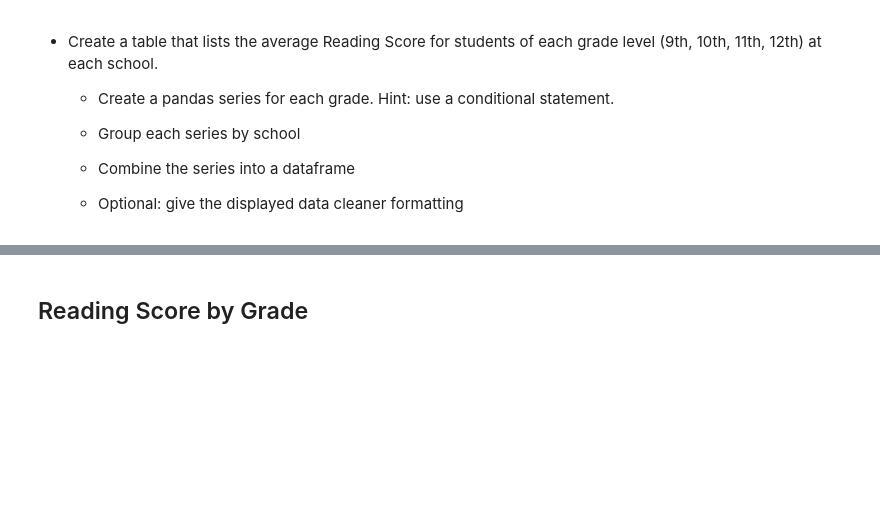
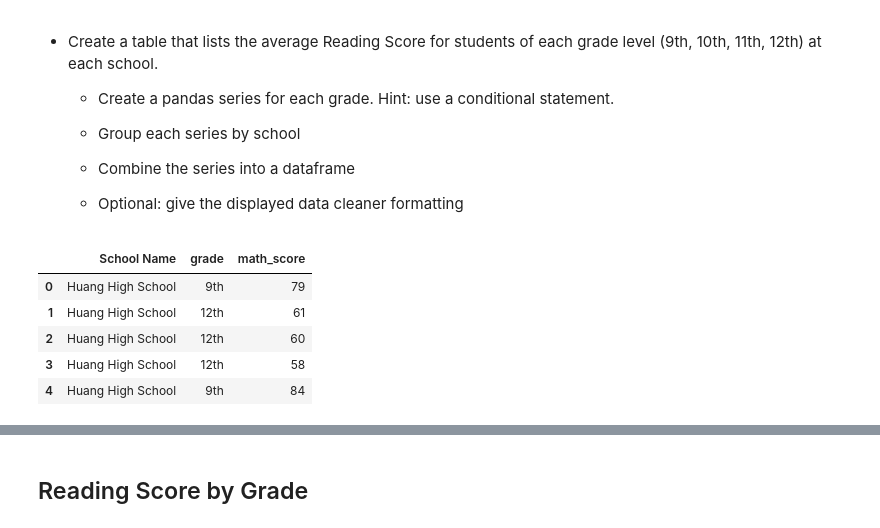
Before and after one commit to cyntiamk/UCI_projects, a Jupyter notebook: Pandas_HW/Schools/PyCitySchools_starter.ipynb, the cells around one changed output, grey strips where cells are left out. Saved outputs shown, nothing was run; the diff lists cells and outputs as text; code cells hidden in the pictures; blank space fills up the shorter version.

```diff
--- a/Pandas_HW/Schools/PyCitySchools_starter.ipynb
+++ b/Pandas_HW/Schools/PyCitySchools_starter.ipynb
@@ -254,3 +254,15 @@ bottom_5_schools
   * Combine the series into a dataframe
 
   * Optional: give the displayed data cleaner formatting
+# %%
+by_grade = school_complete_df [["school_name", "grade", "math_score"]]
+by_grade_df = pd.DataFrame(by_grade)
+by_grade_df = by_grade_df.rename(columns={"school_name":"School Name"})
+by_grade_df.head()
+# %% [output]
+|  | School Name | grade | math_score |
+| 0 | Huang High School | 9th | 79 |
+| 1 | Huang High School | 12th | 61 |
+| 2 | Huang High School | 12th | 60 |
+| 3 | Huang High School | 12th | 58 |
+| 4 | Huang High School | 9th | 84 |
```
Also changed, not shown: parts of 3 cells of this notebook.
